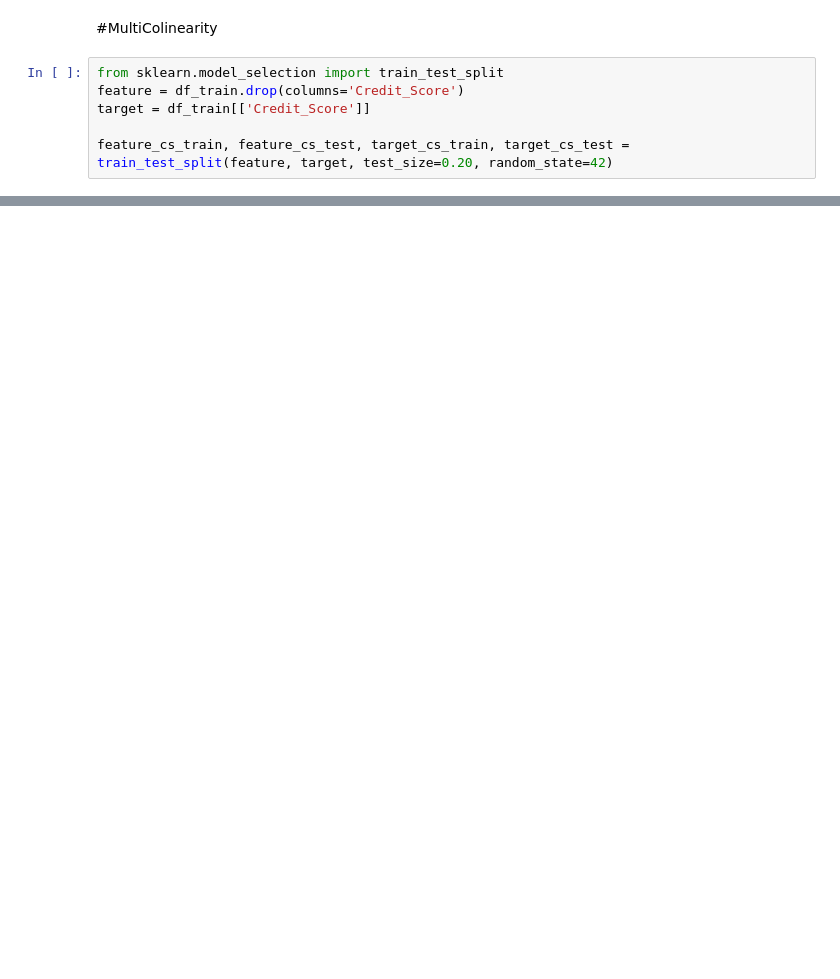
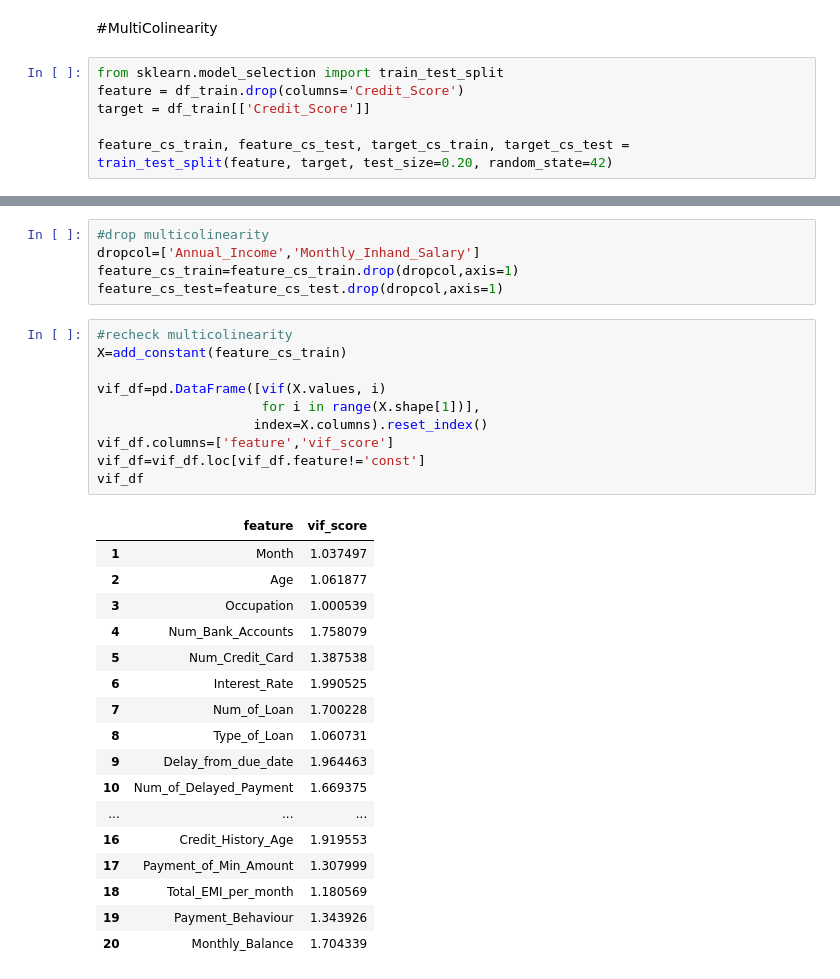
Before and after one commit to quinveil/Credit_Score_Data, a Jupyter notebook: creditscore.ipynb, the cells around one changed output, grey strips where cells are left out. Saved outputs shown, nothing was run; the diff lists cells and outputs as text; blank space fills up the shorter version.

```diff
--- a/creditscore.ipynb
+++ b/creditscore.ipynb
@@ -1004,0 +1028,33 @@ plt.show()
+# %%
+#drop multicolinearity
+dropcol=['Annual_Income','Monthly_Inhand_Salary']
+feature_cs_train=feature_cs_train.drop(dropcol,axis=1)
+feature_cs_test=feature_cs_test.drop(dropcol,axis=1)
+# %%
+#recheck multicolinearity
+X=add_constant(feature_cs_train)
+
+vif_df=pd.DataFrame([vif(X.values, i)
+                     for i in range(X.shape[1])],
+                    index=X.columns).reset_index()
+vif_df.columns=['feature','vif_score']
+vif_df=vif_df.loc[vif_df.feature!='const']
+vif_df
+# %% [output]
+|  | feature | vif_score |
+| 1 | Month | 1.037497 |
+| 2 | Age | 1.061877 |
+| 3 | Occupation | 1.000539 |
+| 4 | Num_Bank_Accounts | 1.758079 |
+| 5 | Num_Credit_Card | 1.387538 |
+| 6 | Interest_Rate | 1.990525 |
+| 7 | Num_of_Loan | 1.700228 |
+| 8 | Type_of_Loan | 1.060731 |
+| 9 | Delay_from_due_date | 1.964463 |
+| 10 | Num_of_Delayed_Payment | 1.669375 |
+| ... | ... | ... |
+| 16 | Credit_History_Age | 1.919553 |
+| 17 | Payment_of_Min_Amount | 1.307999 |
+| 18 | Total_EMI_per_month | 1.180569 |
+| 19 | Payment_Behaviour | 1.343926 |
+| 20 | Monthly_Balance | 1.704339 |
```
Also changed, not shown: parts of 9 cells of this notebook.
